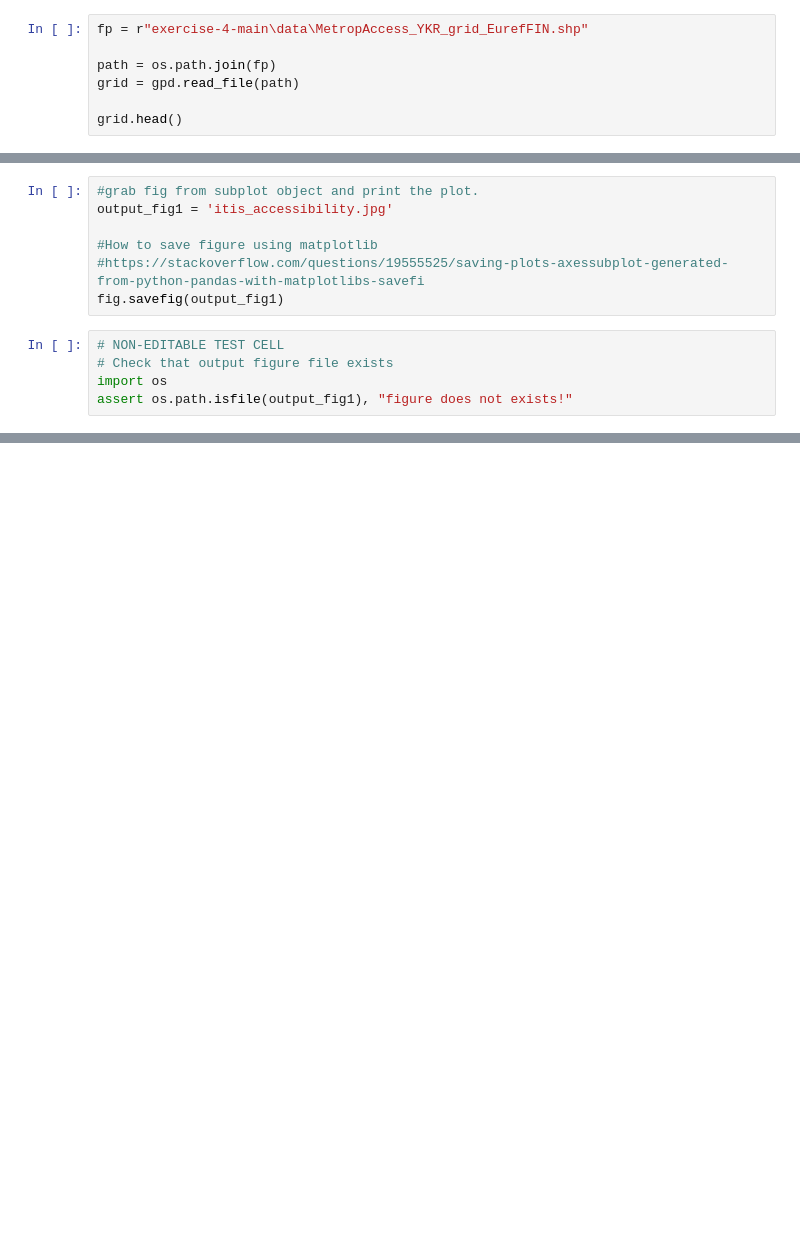
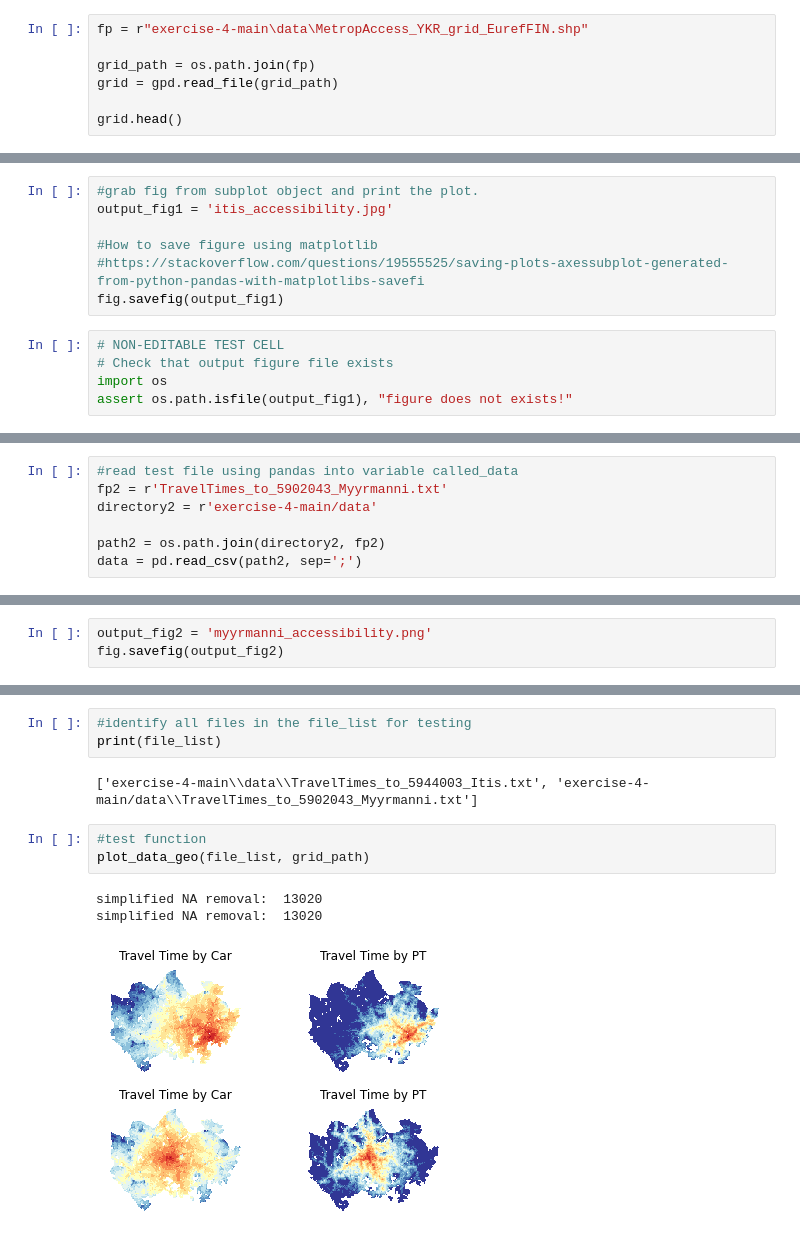
Before and after one commit to alanlyyy/AUTOGIS_COURSE, a Jupyter notebook: L4/Exercise_4_p1.ipynb, the cells around one changed output, grey strips where cells are left out. Saved outputs shown, nothing was run; the diff lists cells and outputs as text; blank space fills up the shorter version.

```diff
--- a/L4/Exercise_4_p1.ipynb
+++ b/L4/Exercise_4_p1.ipynb
@@ -28,8 +28,8 @@ import os
 # %%
 fp = r"exercise-4-main\data\MetropAccess_YKR_grid_EurefFIN.shp"
 
-path = os.path.join(fp)
-grid = gpd.read_file(path)
+grid_path = os.path.join(fp)
+grid = gpd.read_file(grid_path)
 
 grid.head()
 # %% [output]
@@ -403,0 +406,7 @@ assert os.path.isfile(output_fig1), "figure does not exists!"
+# %%
+#read test file using pandas into variable called_data
+fp2 = r'TravelTimes_to_5902043_Myyrmanni.txt'
+directory2 = r'exercise-4-main/data'
+
+path2 = os.path.join(directory2, fp2)
+data = pd.read_csv(path2, sep=';')
@@ -403,0 +548,3 @@ assert os.path.isfile(output_fig1), "figure does not exists!"
+# %%
+output_fig2 = 'myyrmanni_accessibility.png'
+fig.savefig(output_fig2)
@@ -403,0 +645,12 @@ assert os.path.isfile(output_fig1), "figure does not exists!"
+# %%
+#identify all files in the file_list for testing
+print(file_list)
+# %% [output]
+['exercise-4-main\\data\\TravelTimes_to_5944003_Itis.txt', 'exercise-4-main/data\\TravelTimes_to_5902043_Myyrmanni.txt']
+# %%
+#test function
+plot_data_geo(file_list, grid_path)
+# %% [output]
+simplified NA removal:  13020
+simplified NA removal:  13020
+[figure, added]
```
Also changed, not shown: parts of 25 cells of this notebook.
